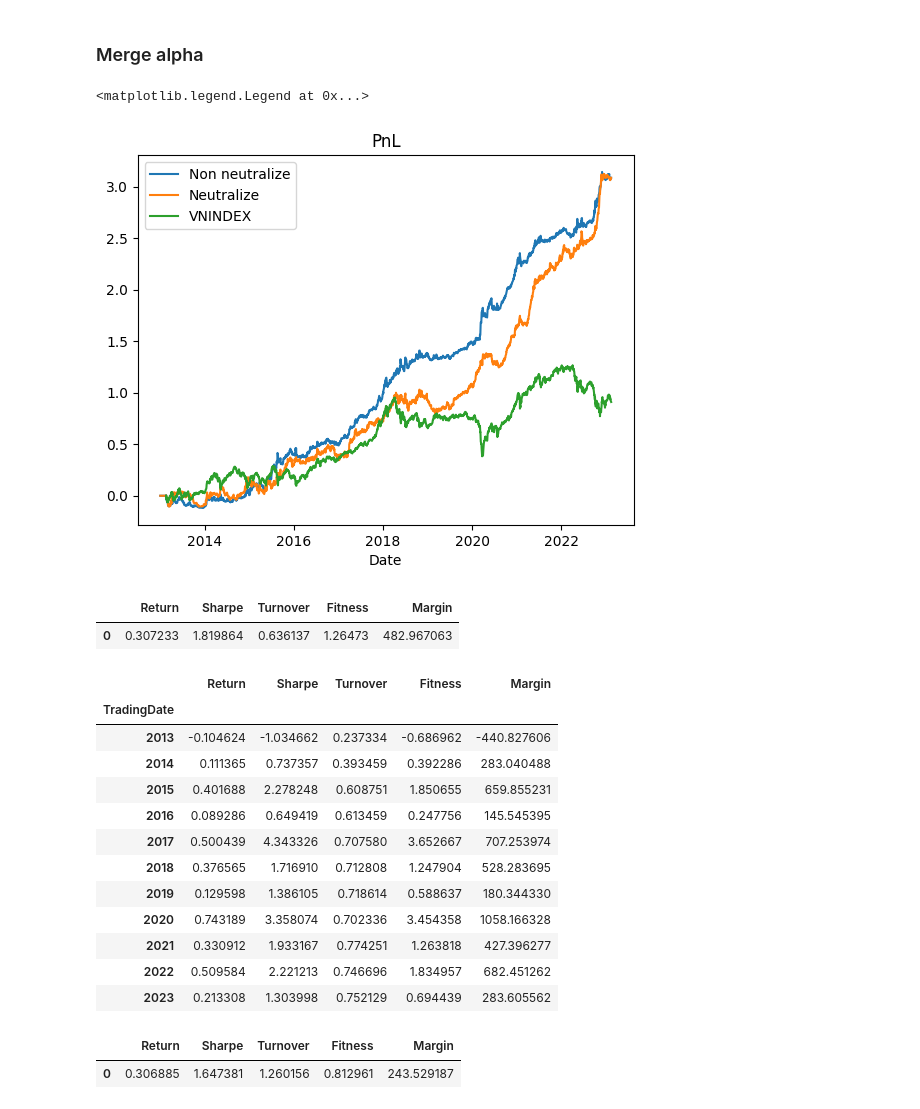
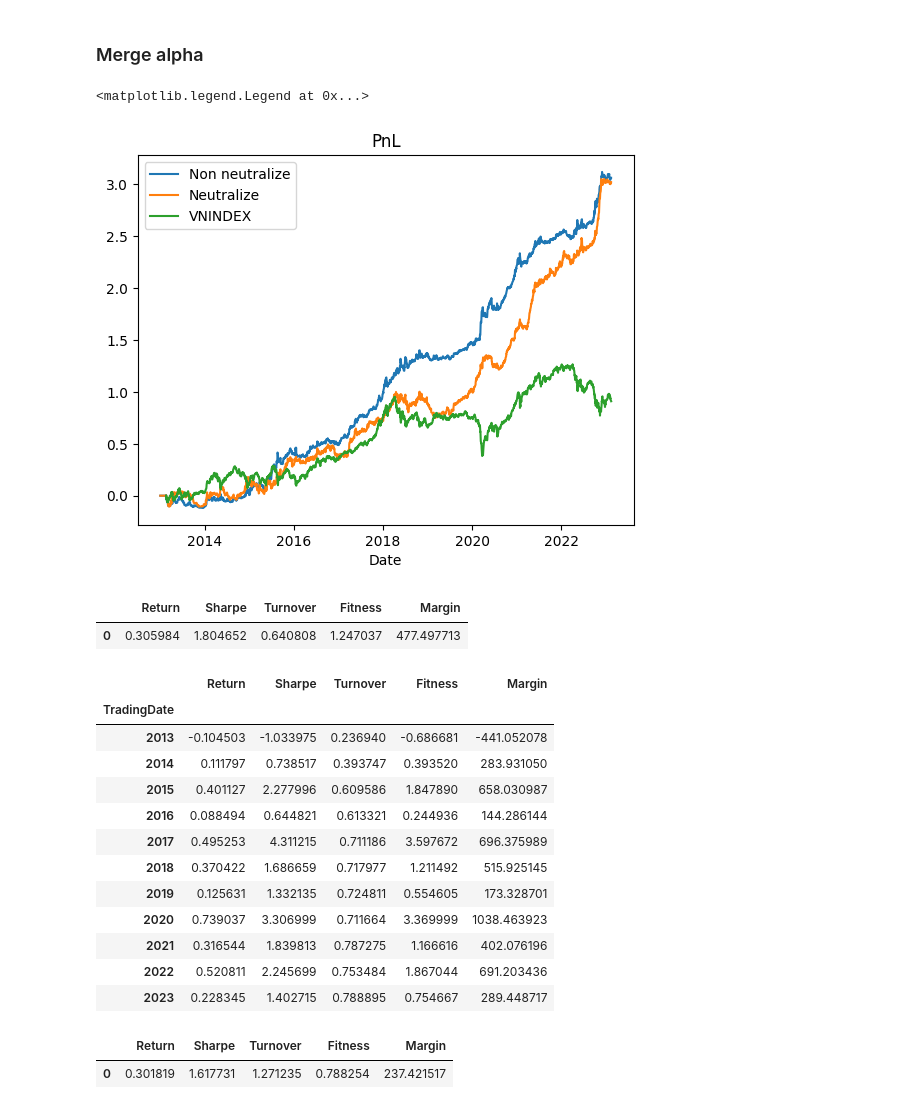
Before and after one commit to khanhtrinh2003/VN30-Strategy, a Jupyter notebook: main.ipynb, the cells around one changed output. Cells and saved outputs as stored; diff of their text form; code cells hidden in the pictures.

```diff
--- a/main.ipynb
+++ b/main.ipynb
@@ -314,50 +315,50 @@ b.get_overall()
 # %% [markdown]
 ### Merge alpha
 # %%
-alpha = (0.4*alpha7+0.3*mark+0.4*ts_zscore(close,2))
+alpha = (0.4*alpha7+0.4*ts_zscore(close,2))
 w =weights(alpha, neutrali=0)
 w1 =weights(alpha,neutrali=1)
 
 returns = close.pct_change()
 a = Simresult(w,returns)
 a.plot_pnl("Non neutralize")
 
 b = Simresult(w1,returns)
 b.plot_pnl("Neutralize")
 
 m=get_index_series(index_code='VNINDEX', time_range='TenYears')
 m["i"]=pd.to_datetime(m["tradingDate"])
 plt.plot(m["i"],np.cumsum(m["indexValue"].pct_change()), label="VNINDEX")
 plt.legend()
 # %% [output]
 <matplotlib.legend.Legend at 0x...>
-[figure, old version]
+[figure, new version]
 # %%
 a.get_overall()
 # %% [output]
 |  | Return | Sharpe | Turnover | Fitness | Margin |
-| 0 | 0.307233 | 1.819864 | 0.636137 | 1.26473 | 482.967063 |
+| 0 | 0.305984 | 1.804652 | 0.640808 | 1.247037 | 477.497713 |
 # %%
 a.get_summary()
 # %% [output]
 |  | Return | Sharpe | Turnover | Fitness | Margin |
 | TradingDate |  |  |  |  |  |
-| 2013 | -0.104624 | -1.034662 | 0.237334 | -0.686962 | -440.827606 |
-| 2014 | 0.111365 | 0.737357 | 0.393459 | 0.392286 | 283.040488 |
-| 2015 | 0.401688 | 2.278248 | 0.608751 | 1.850655 | 659.855231 |
-| 2016 | 0.089286 | 0.649419 | 0.613459 | 0.247756 | 145.545395 |
-| 2017 | 0.500439 | 4.343326 | 0.707580 | 3.652667 | 707.253974 |
-| 2018 | 0.376565 | 1.716910 | 0.712808 | 1.247904 | 528.283695 |
-| 2019 | 0.129598 | 1.386105 | 0.718614 | 0.588637 | 180.344330 |
-| 2020 | 0.743189 | 3.358074 | 0.702336 | 3.454358 | 1058.166328 |
-| 2021 | 0.330912 | 1.933167 | 0.774251 | 1.263818 | 427.396277 |
-| 2022 | 0.509584 | 2.221213 | 0.746696 | 1.834957 | 682.451262 |
-| 2023 | 0.213308 | 1.303998 | 0.752129 | 0.694439 | 283.605562 |
+| 2013 | -0.104503 | -1.033975 | 0.236940 | -0.686681 | -441.052078 |
+| 2014 | 0.111797 | 0.738517 | 0.393747 | 0.393520 | 283.931050 |
+| 2015 | 0.401127 | 2.277996 | 0.609586 | 1.847890 | 658.030987 |
+| 2016 | 0.088494 | 0.644821 | 0.613321 | 0.244936 | 144.286144 |
+| 2017 | 0.495253 | 4.311215 | 0.711186 | 3.597672 | 696.375989 |
+| 2018 | 0.370422 | 1.686659 | 0.717977 | 1.211492 | 515.925145 |
+| 2019 | 0.125631 | 1.332135 | 0.724811 | 0.554605 | 173.328701 |
+| 2020 | 0.739037 | 3.306999 | 0.711664 | 3.369999 | 1038.463923 |
+| 2021 | 0.316544 | 1.839813 | 0.787275 | 1.166616 | 402.076196 |
+| 2022 | 0.520811 | 2.245699 | 0.753484 | 1.867044 | 691.203436 |
+| 2023 | 0.228345 | 1.402715 | 0.788895 | 0.754667 | 289.448717 |
 # %%
 b.get_overall()
 # %% [output]
 |  | Return | Sharpe | Turnover | Fitness | Margin |
-| 0 | 0.306885 | 1.647381 | 1.260156 | 0.812961 | 243.529187 |
+| 0 | 0.301819 | 1.617731 | 1.271235 | 0.788254 | 237.421517 |
 # %%
 b.get_summary()
 # %% [output]
```
Also changed, not shown: parts of 9 cells of this notebook, 2 other files.
